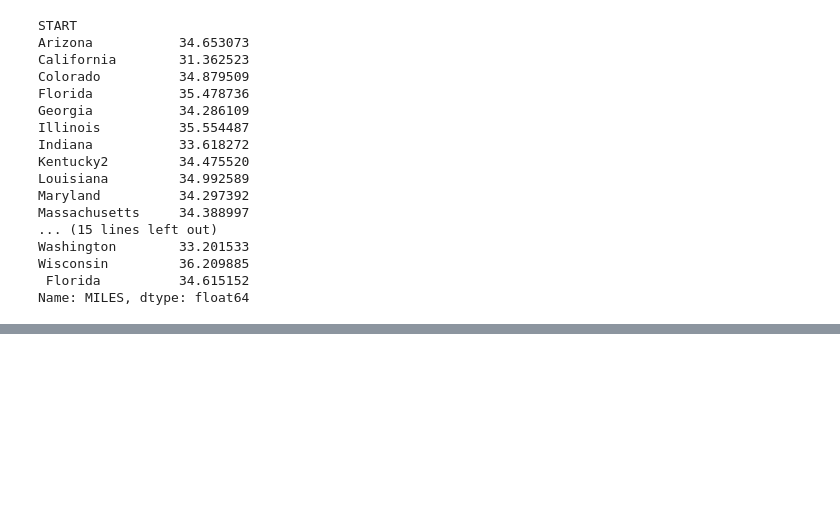
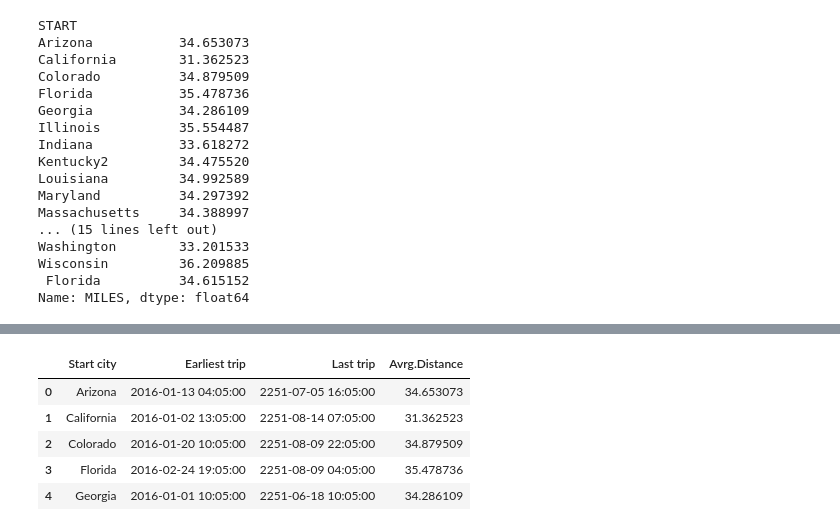
Before and after one commit to steingartpeter/ANACONDA, a Jupyter notebook: ML_PANDAS_RAGU.ipynb, the cells around one changed output, grey strips where cells are left out. Saved outputs shown, nothing was run; the diff lists cells and outputs as text; code cells hidden in the pictures; blank space fills up the shorter version.

```diff
--- a/ML_PANDAS_RAGU.ipynb
+++ b/ML_PANDAS_RAGU.ipynb
@@ -642,0 +681,12 @@ Name: MILES, dtype: float64
+# %%
+# To be sure, add an index
+data_002.reset_index(inplace=True)
+# %%
+data_002.head(5)
+# %% [output]
+|  | Start city | Earliest trip | Last trip | Avrg.Distance |
+| 0 | Arizona | 2016-01-13 04:05:00 | 2251-07-05 16:05:00 | 34.653073 |
+| 1 | California | 2016-01-02 13:05:00 | 2251-08-14 07:05:00 | 31.362523 |
+| 2 | Colorado | 2016-01-20 10:05:00 | 2251-08-09 22:05:00 | 34.879509 |
+| 3 | Florida | 2016-02-24 19:05:00 | 2251-08-09 04:05:00 | 35.478736 |
+| 4 | Georgia | 2016-01-01 10:05:00 | 2251-06-18 10:05:00 | 34.286109 |
```
Also changed, not shown: parts of 4 cells of this notebook.
